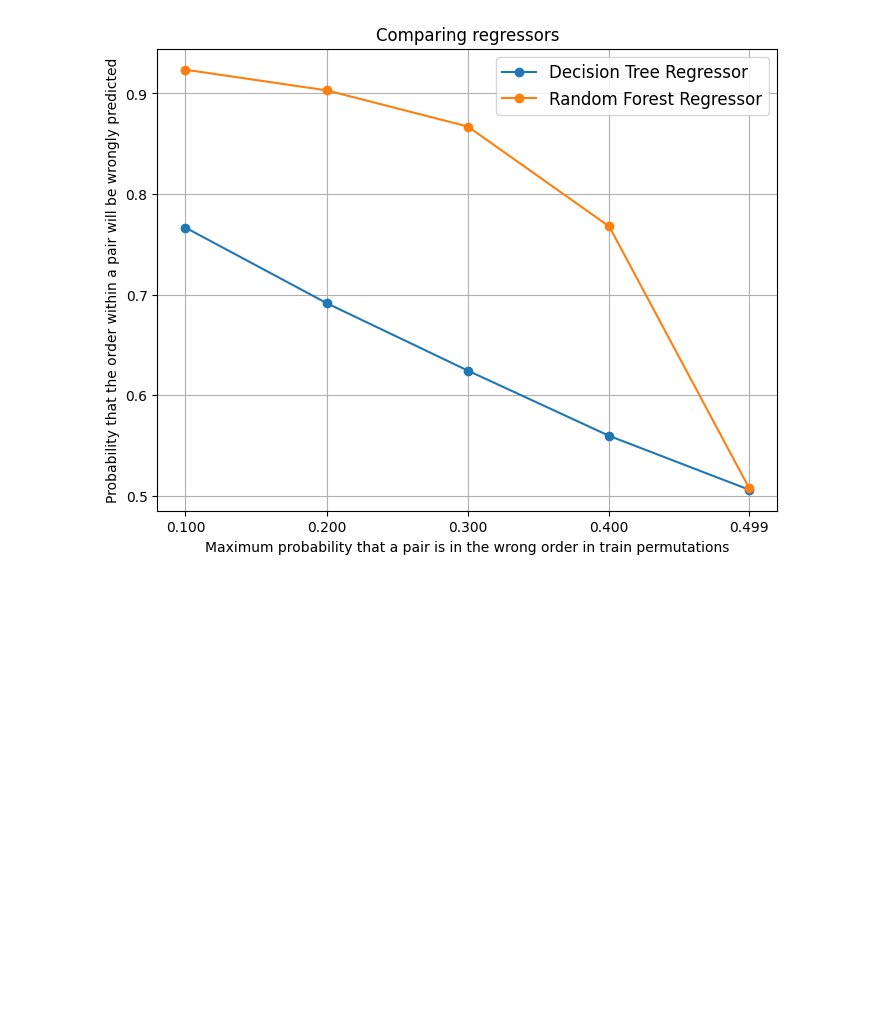
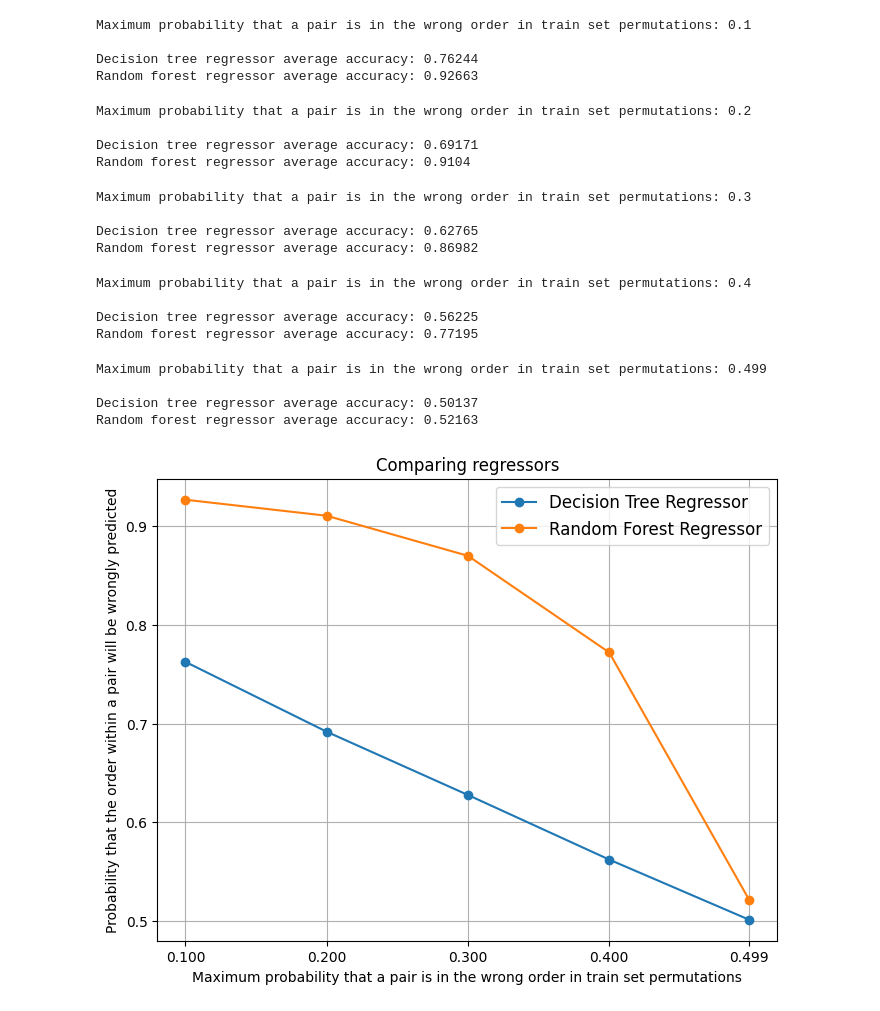
Before and after one commit to gkrinias/label_ranking, a Jupyter notebook: regressor_tests.ipynb, the cells around one changed output. Drawn from its saved outputs; the diff is of its cells as text; code cells hidden in the pictures; blank space fills up the shorter version.

```diff
--- a/regressor_tests.ipynb
+++ b/regressor_tests.ipynb
@@ -99,15 +48,70 @@ Random forest regressor average accuracy: 0.50787
+# %%
+eta_max = 0.1
+
+error_DTR, error_RFR = RegressorScores(eta_max)
+dtr_scores[eta_max] = error_DTR
+rfr_scores[eta_max] = error_RFR
+# %% [output]
+Maximum probability that a pair is in the wrong order in train set permutations: 0.1
+
+Decision tree regressor average accuracy: 0.76244
+Random forest regressor average accuracy: 0.92663
+# %%
+eta_max = 0.2
+
+error_DTR, error_RFR = RegressorScores(eta_max)
+dtr_scores[eta_max] = error_DTR
+rfr_scores[eta_max] = error_RFR
+# %% [output]
+Maximum probability that a pair is in the wrong order in train set permutations: 0.2
+
+Decision tree regressor average accuracy: 0.69171
+Random forest regressor average accuracy: 0.9104
+# %%
+eta_max = 0.3
+
+error_DTR, error_RFR = RegressorScores(eta_max)
+dtr_scores[eta_max] = error_DTR
+rfr_scores[eta_max] = error_RFR
+# %% [output]
+Maximum probability that a pair is in the wrong order in train set permutations: 0.3
+
+Decision tree regressor average accuracy: 0.62765
+Random forest regressor average accuracy: 0.86982
+# %%
+eta_max = 0.4
+
+error_DTR, error_RFR = RegressorScores(eta_max)
+dtr_scores[eta_max] = error_DTR
+rfr_scores[eta_max] = error_RFR
+# %% [output]
+Maximum probability that a pair is in the wrong order in train set permutations: 0.4
+
+Decision tree regressor average accuracy: 0.56225
+Random forest regressor average accuracy: 0.77195
+# %%
+eta_max = 0.499
+
+error_DTR, error_RFR = RegressorScores(eta_max)
+dtr_scores[eta_max] = error_DTR
+rfr_scores[eta_max] = error_RFR
+# %% [output]
+Maximum probability that a pair is in the wrong order in train set permutations: 0.499
+
+Decision tree regressor average accuracy: 0.50137
+Random forest regressor average accuracy: 0.52163
 # %%
 import matplotlib.pyplot as plt
 
 plt.figure(figsize=(8, 6))
 plt.title('Comparing regressors')
-plt.plot([0.1, 0.2, 0.3, 0.4, 0.499], [0.7667, 0.6916, 0.6245, 0.5597, 0.5062], '-o')
-plt.plot([0.1, 0.2, 0.3, 0.4, 0.499], [0.9236, 0.9031, 0.8671, 0.7678, 0.5079], '-o')
+plt.plot(list(dtr_scores.keys()), list(dtr_scores.values()), '-o')
+plt.plot(list(rfr_scores.keys()), list(rfr_scores.values()), '-o')
 plt.legend(['Decision Tree Regressor', 'Random Forest Regressor'], fontsize=12)
-plt.xticks([0.1, 0.2, 0.3, 0.4, 0.499])
-plt.xlabel('Maximum probability that a pair is in the wrong order in train permutations')
+plt.xticks(list(dtr_scores.keys()))
+plt.xlabel('Maximum probability that a pair is in the wrong order in train set permutations')
 plt.ylabel('Probability that the order within a pair will be wrongly predicted')
 plt.grid()
 plt.show()
 # %% [output]
-[figure, old version]
+[figure, new version]
```
Also changed, not shown: parts of 7 cells of this notebook.
